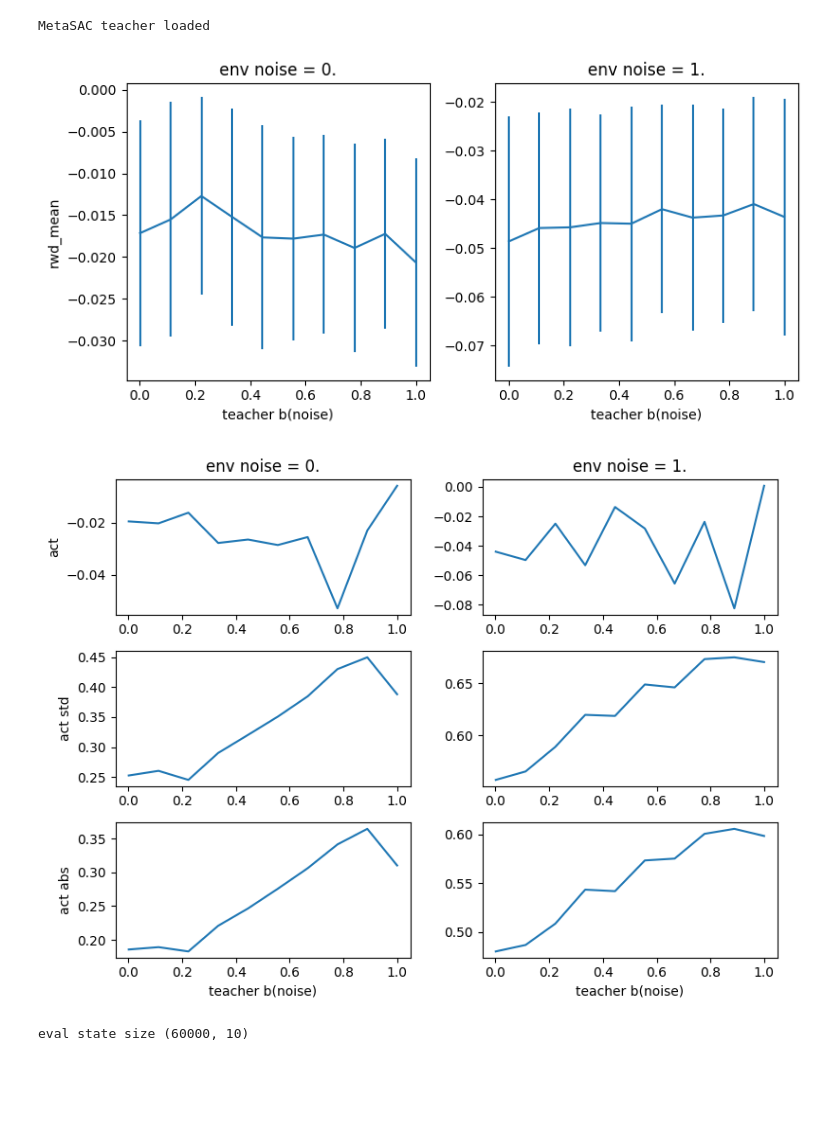
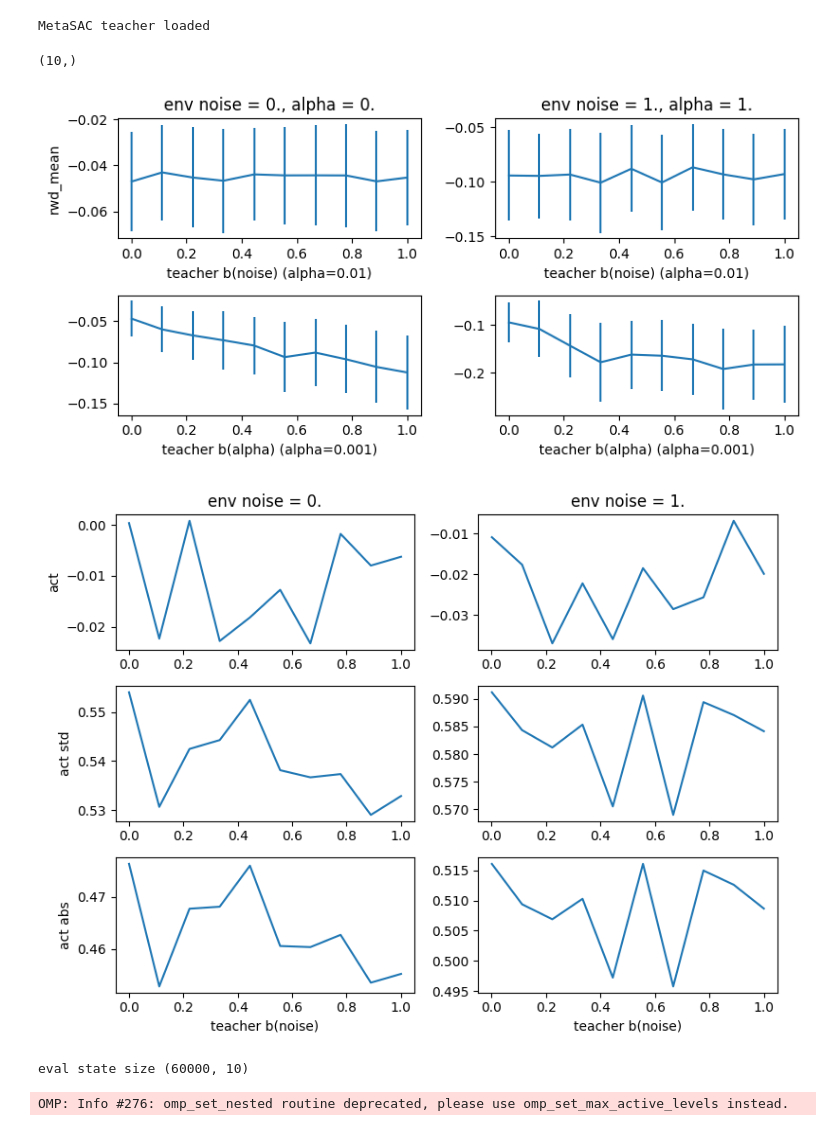
Before and after one commit to KilianFt/LIFT, a Jupyter notebook: notebooks/teacher_meta_analysis.ipynb, the cells around one changed output. Drawn from its saved outputs; the diff is of its cells as text; code cells hidden in the pictures; blank space fills up the shorter version.

```diff
--- a/notebooks/teacher_meta_analysis.ipynb
+++ b/notebooks/teacher_meta_analysis.ipynb
@@ -33,7 +34,7 @@ class ConditionedTeacher:
     def sample_action(self, obs, sample_mean):
         obs_ = copy.deepcopy(obs)
         obs_["observation"][..., -1] = self.noise
-        # obs_["observation"][..., -1] = self.alpha
+        obs_["observation"][..., -1] = self.alpha
         return self.teacher.sample_action(obs_, sample_mean)
 # %%
 # generate traj
@@ -76,10 +77,9 @@ noise = 0.
 alpha = 0.
 
 num_rows = 10
-num_cols = 1
+num_cols = 10
 teacher_noises = torch.linspace(0.001, 1., steps=num_rows)
-# teacher_alphas = torch.linspace(0.01, 1., steps=num_cols)
-teacher_alphas = [0.]
+teacher_alphas = torch.linspace(0.01, 1., steps=num_cols)
 
 eval_data_1 = [[None for _ in range(num_cols)] for _ in range(num_rows)]
 for i, teacher_noise in enumerate(teacher_noises):
@@ -99,10 +99,9 @@ noise = 1.
 alpha = 1.
 
 num_rows = 10
-num_cols = 1
+num_cols = 10
 teacher_noises = torch.linspace(0.001, 1., steps=num_rows)
-# teacher_alphas = torch.linspace(0.01, 1., steps=num_cols)
-teacher_alphas = [0.]
+teacher_alphas = torch.linspace(0.01, 1., steps=num_cols)
 
 eval_data_2 = [[None for _ in range(num_cols)] for _ in range(num_rows)]
 for i, teacher_noise in enumerate(teacher_noises):
@@ -153,43 +152,67 @@ eval_rwd_std_2 = compute_stats(eval_data_2, compute_reward_std)
 eval_act_mean_2 = compute_stats(eval_data_2, compute_act_mean)
 eval_act_std_2 = compute_stats(eval_data_2, compute_act_std)
 eval_act_abs_2 = compute_stats(eval_data_2, compute_act_abs)
+# %%
+eval_rwd_mean_1[0].shape
+# %% [output]
+(10,)
 # %%
 # compare reward
-fig, ax = plt.subplots(1, 2, figsize=(8, 4))
-ax[0].errorbar(
+fig, ax = plt.subplots(2, 2, figsize=(8, 4))
+
+alpha_ref_idx = 0
+noise_ref_idx = 0
+
+ax[0,0].errorbar(
     teacher_noises,
-    eval_rwd_mean_1.flatten(),
-    yerr=eval_rwd_std_1.flatten()
+    eval_rwd_mean_1[:,alpha_ref_idx].flatten(),
+    yerr=eval_rwd_std_1[:,alpha_ref_idx].flatten()
 )
 
-ax[1].errorbar(
+ax[0,1].errorbar(
     teacher_noises,
-    eval_rwd_mean_2.flatten(),
-    yerr=eval_rwd_std_2.flatten()
+    eval_rwd_mean_2[:,alpha_ref_idx].flatten(),
+    yerr=eval_rwd_std_2[:,alpha_ref_idx].flatten()
 )
 
-ax[0].set_xlabel("teacher b(noise)")
-ax[0].set_ylabel("rwd_mean")
-ax[0].set_title("env noise = 0.")
+ax[1,0].errorbar(
+    teacher_noises,
+    eval_rwd_mean_1[noise_ref_idx,:].flatten(),
+    yerr=eval_rwd_std_1[noise_ref_idx,:].flatten()
+)
 
-ax[1].set_xlabel("teacher b(noise)")
-ax[1].set_title("env noise = 1.")
+ax[1,1].errorbar(
+    teacher_noises,
+    eval_rwd_mean_2[noise_ref_idx,:].flatten(),
+    yerr=eval_rwd_std_2[noise_ref_idx,:].flatten()
+)
+
+ax[0,0].set_xlabel(f"teacher b(noise) (alpha={teacher_alphas[alpha_ref_idx]:.2f})")
+ax[0,0].set_ylabel("rwd_mean")
+ax[0,0].set_title("env noise = 0., alpha = 0.")
+
+ax[0,1].set_xlabel(f"teacher b(noise) (alpha={teacher_alphas[alpha_ref_idx]:.2f})")
+ax[0,1].set_title("env noise = 1., alpha = 1.")
+
+ax[1,0].set_xlabel(f"teacher b(alpha) (alpha={teacher_noises[noise_ref_idx]:.3f})")
+ax[1,1].set_xlabel(f"teacher b(alpha) (alpha={teacher_noises[noise_ref_idx]:.3f})")
+
 
 plt.tight_layout()
 plt.show()
 # %% [output]
-[figure, old version]
+[figure, new version]
 # %%
 # compare actions
 fig, ax = plt.subplots(3, 2, figsize=(8, 6))
-ax[0, 0].plot(teacher_noises, eval_act_mean_1.flatten())
-ax[0, 1].plot(teacher_noises, eval_act_mean_2.flatten())
+ax[0, 0].plot(teacher_noises, eval_act_mean_1[:,0].flatten())
+ax[0, 1].plot(teacher_noises, eval_act_mean_2[:,0].flatten())
 
-ax[1, 0].plot(teacher_noises, eval_act_std_1.flatten())
-ax[1, 1].plot(teacher_noises, eval_act_std_2.flatten())
+ax[1, 0].plot(teacher_noises, eval_act_std_1[:,0].flatten())
+ax[1, 1].plot(teacher_noises, eval_act_std_2[:,0].flatten())
 
-ax[2, 0].plot(teacher_noises, eval_act_abs_1.flatten())
-ax[2, 1].plot(teacher_noises, eval_act_abs_2.flatten())
+ax[2, 0].plot(teacher_noises, eval_act_abs_1[:,0].flatten())
+ax[2, 1].plot(teacher_noises, eval_act_abs_2[:,0].flatten())
 
 ax[0, 0].set_title("env noise = 0.")
 ax[0, 1].set_title("env noise = 1.")
@@ -203,7 +226,7 @@ ax[2, 0].set_ylabel("act abs")
 plt.tight_layout()
 plt.show()
 # %% [output]
-[figure, old version]
+[figure, new version]
 # %%
 # umap state distributions
 def normalize(x, mu, std):
@@ -235,6 +258,8 @@ reducer = umap.UMAP(
     random_state=0,
 )
 embeddings = reducer.fit_transform(eval_states_norm)
+# %% [output]
+OMP: Info #276: omp_set_nested routine deprecated, please use omp_set_max_active_levels instead.
 # %%
 # chunk embeddings
 eval_state_embeddings_1 = embeddings[:len(eval_states_1)]
```
Also changed, not shown: parts of 6 cells of this notebook.
